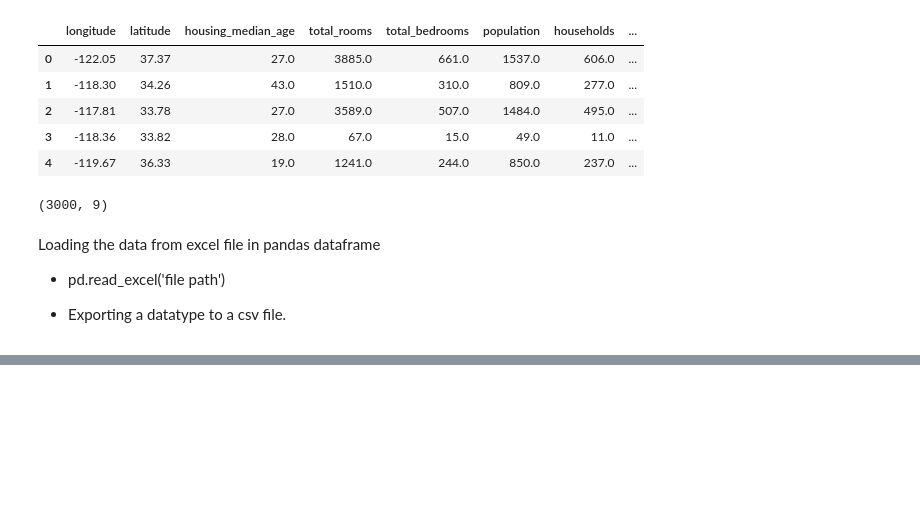
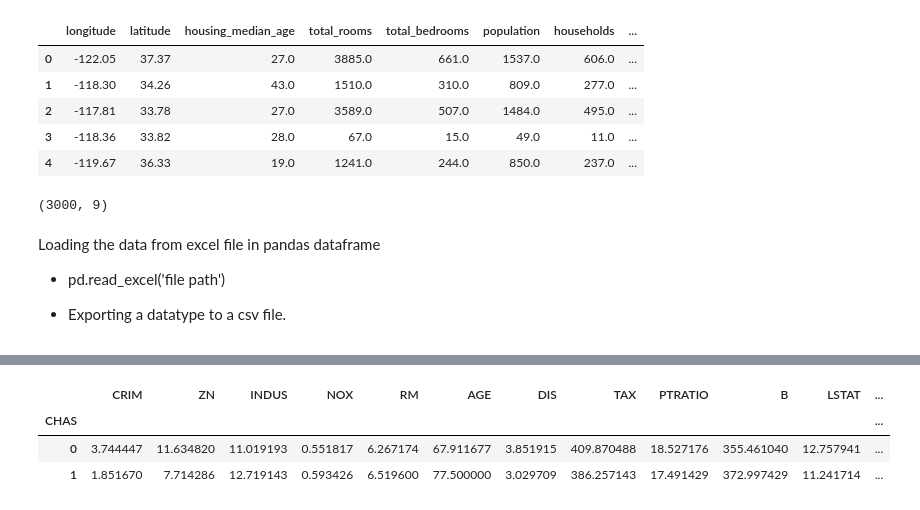
Before and after one commit to vnzhere/Python-, a Jupyter notebook: PANDAS.ipynb, the cells around one changed output, grey strips where cells are left out. Cells and saved outputs as stored; diff of their text form; code cells hidden in the pictures; blank space fills up the shorter version.

```diff
--- a/PANDAS.ipynb
+++ b/PANDAS.ipynb
@@ -172,0 +289,9 @@ df.to_csv('boston_df.csv')
+# %%
+#group the values based on the mean
+
+df.groupby('CHAS').mean(numeric_only=True)
+# %% [output]
+|  | CRIM | ZN | INDUS | NOX | RM | AGE | DIS | TAX | PTRATIO | B | LSTAT | ... |
+| CHAS |  |  |  |  |  |  |  |  |  |  |  | ... |
+| 0 | 3.744447 | 11.634820 | 11.019193 | 0.551817 | 6.267174 | 67.911677 | 3.851915 | 409.870488 | 18.527176 | 355.461040 | 12.757941 | ... |
+| 1 | 1.851670 | 7.714286 | 12.719143 | 0.593426 | 6.519600 | 77.500000 | 3.029709 | 386.257143 | 17.491429 | 372.997429 | 11.241714 | ... |
```
Also changed, not shown: parts of 23 cells of this notebook.
